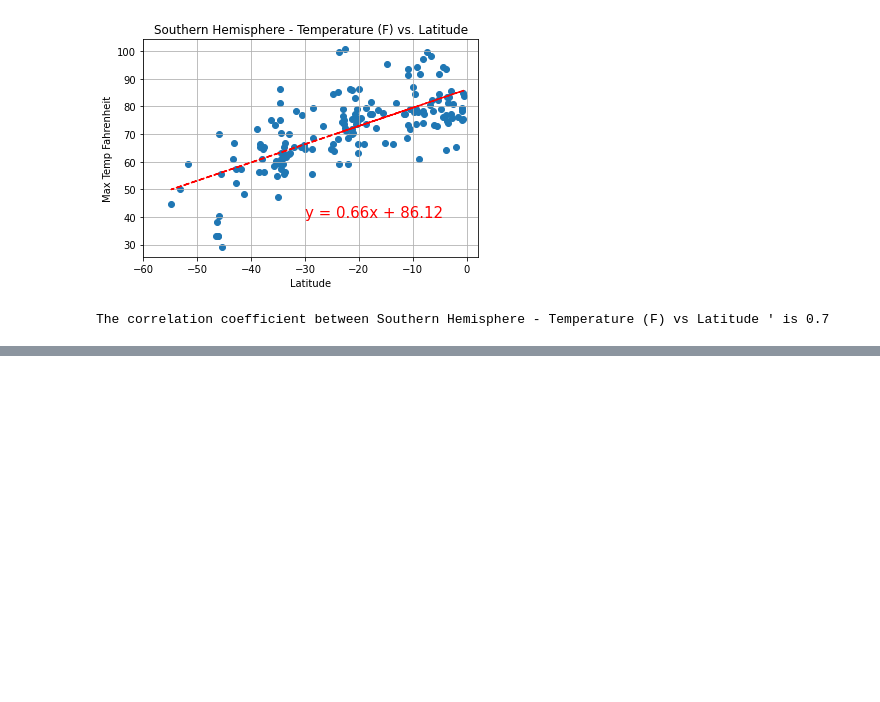
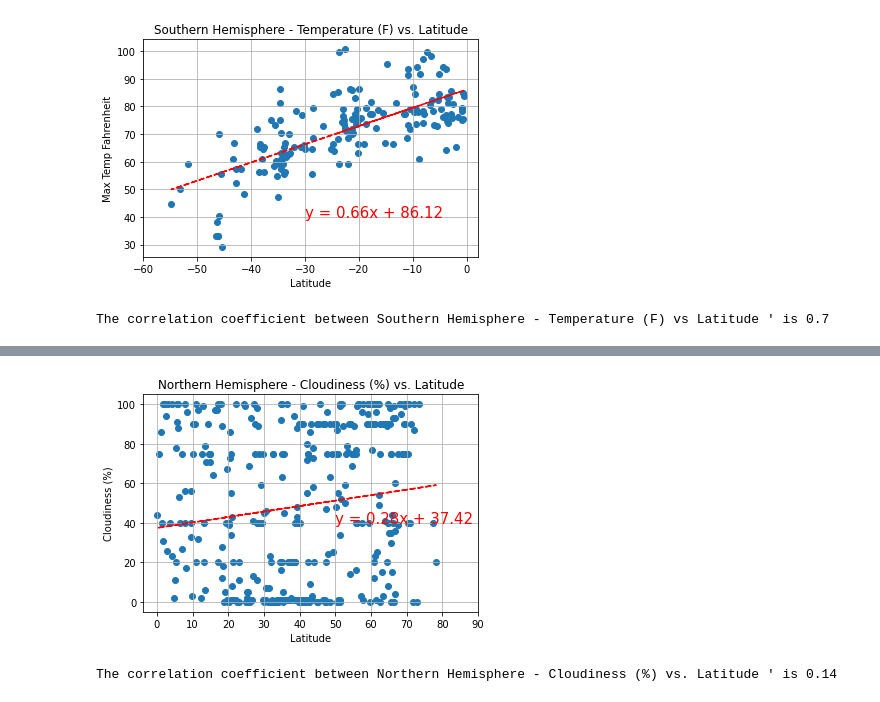
Before and after one commit to bregan78/python_api_challenge, a Jupyter notebook: WeatherPy/WeatherPy.ipynb, the cells around one changed output, grey strips where cells are left out. Cells and saved outputs as stored; diff of their text form; code cells hidden in the pictures; blank space fills up the shorter version.

```diff
--- a/WeatherPy/WeatherPy.ipynb
+++ b/WeatherPy/WeatherPy.ipynb
@@ -393,0 +426,18 @@ The correlation coefficient between Southern Hemisphere - Temperature (F) vs Lat
+# %%
+#Northern Hemisphere - Cloudiness (%) vs. Latitude Linear Regression
+
+nh_cloud=new_df1_northern["Cloudiness"]
+
+linreg(nh_lat,nh_cloud, 50, 40)
+
+plt.xticks(np.arange(0, 100, 10))
+plt.xlabel('Latitude')
+plt.ylabel("Cloudiness (%)")
+plt.title("Northern Hemisphere - Cloudiness (%) vs. Latitude")
+
+plt.grid(True)
+plt.show()
+print(f"The correlation coefficient between Northern Hemisphere - Cloudiness (%) vs. Latitude ' is {round(stats.pearsonr(nh_lat,nh_cloud)[0],2)}")
+# %% [output]
+[figure, added]
+The correlation coefficient between Northern Hemisphere - Cloudiness (%) vs. Latitude ' is 0.14
```
Also changed, not shown: parts of 8 cells of this notebook.
